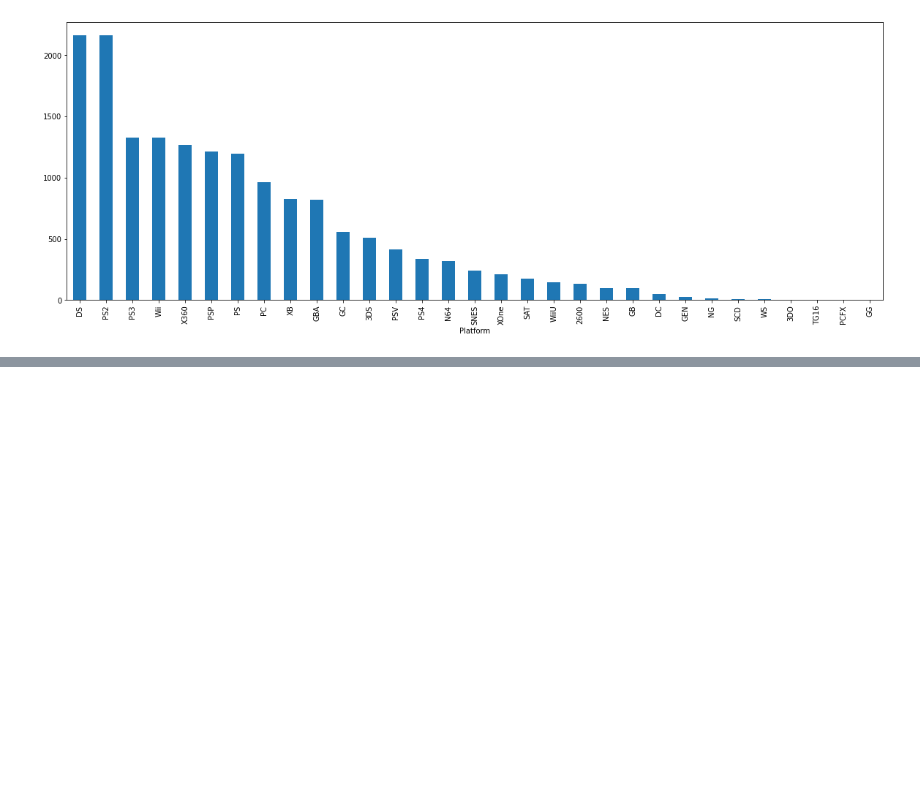
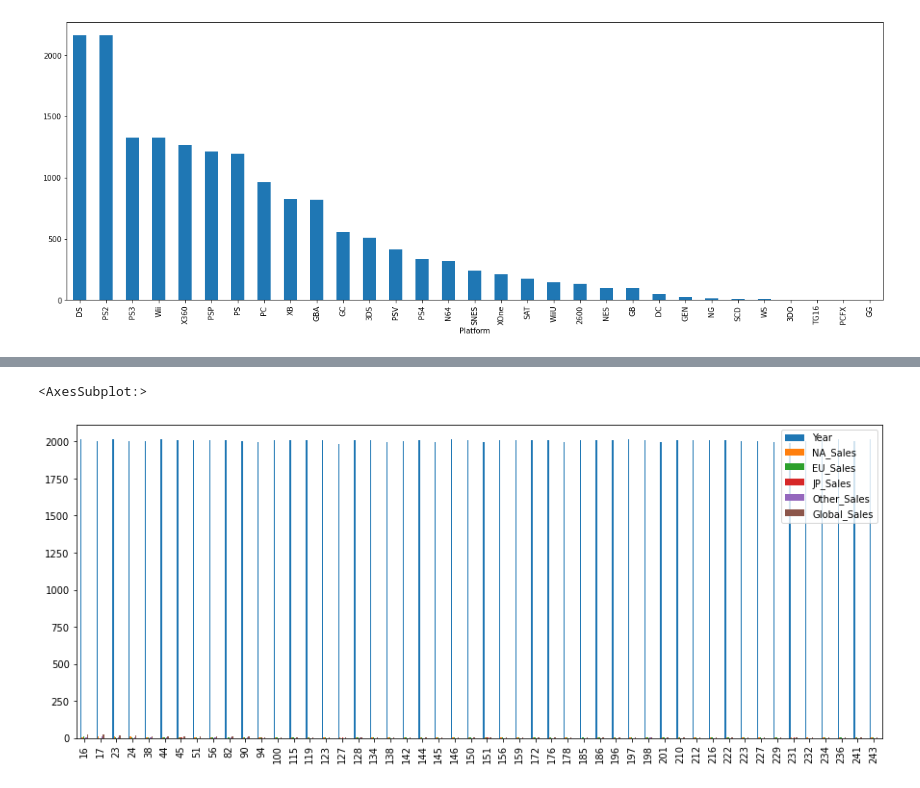
Before and after one commit to rohanojha979/Video-Game-Project, a Jupyter notebook: notebook.ipynb, the cells around one changed output, grey strips where cells are left out. Saved outputs shown, nothing was run; the diff lists cells and outputs as text; code cells hidden in the pictures; blank space fills up the shorter version.

```diff
--- a/notebook.ipynb
+++ b/notebook.ipynb
@@ -46,0 +80,7 @@ df.groupby('Platform').count().sort_values('Global_Sales')['Global_Sales'][::-1]
+# %%
+action = df[df["Genre"]== "Action"].head(50)
+# %%
+action.plot(kind = "bar",figsize = (15,6))
+# %% [output]
+<AxesSubplot:>
+[figure, added]
```
Also changed, not shown: parts of 17 cells of this notebook.
